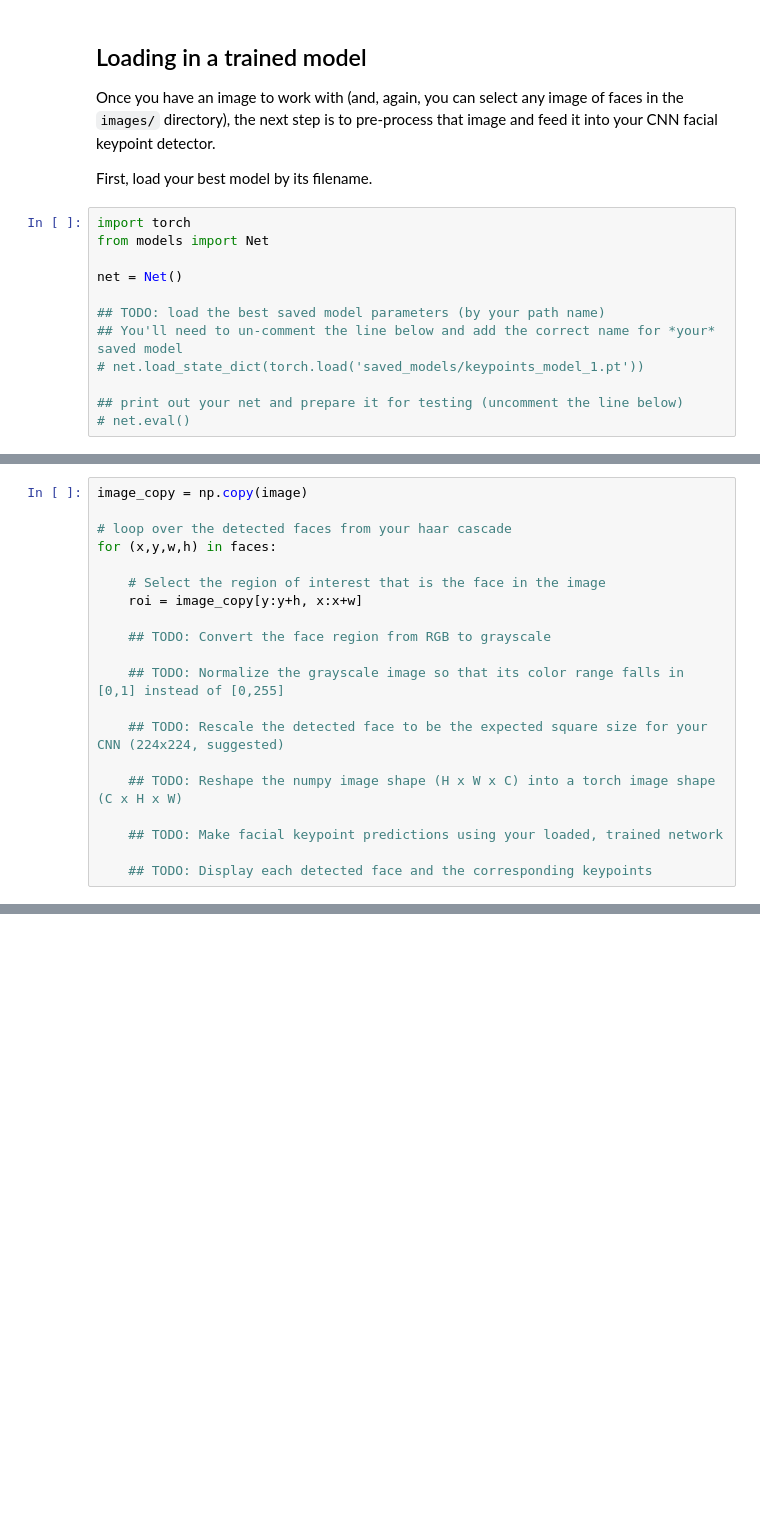
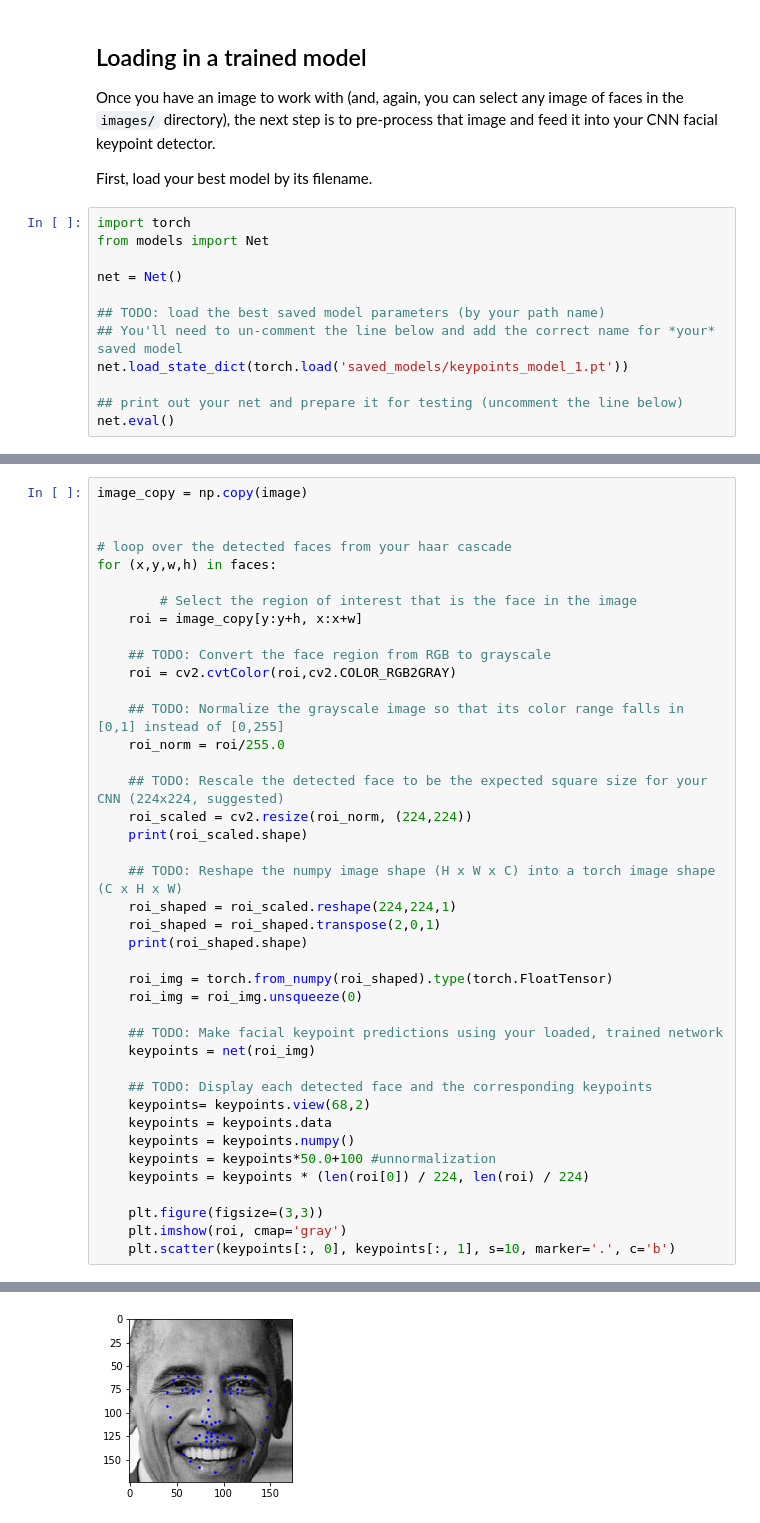
Before and after one commit to deb-vel/Facial-Keypoint-Detection, a Jupyter notebook: 3. Facial Keypoint Detection, Complete Pipeline.ipynb, the cells around one changed output, grey strips where cells are left out. Drawn from its saved outputs; the diff is of its cells as text; blank space fills up the shorter version.

```diff
--- a/3. Facial Keypoint Detection, Complete Pipeline.ipynb
+++ b/3. Facial Keypoint Detection, Complete Pipeline.ipynb
@@ -79,7 +82,7 @@ net = Net()
 
 ## TODO: load the best saved model parameters (by your path name)
 ## You'll need to un-comment the line below and add the correct name for *your* saved model
-# net.load_state_dict(torch.load('saved_models/keypoints_model_1.pt'))
+net.load_state_dict(torch.load('saved_models/keypoints_model_1.pt'))
 
 ## print out your net and prepare it for testing (uncomment the line below)
-# net.eval()
+net.eval()
@@ -108,21 +123,43 @@ After each face has been appropriately converted into an input Tensor for your n
 <img src='images/michelle_detected.png' width=30% height=30%/>
 # %%
 image_copy = np.copy(image)
+
 
 # loop over the detected faces from your haar cascade
 for (x,y,w,h) in faces:
 
-    # Select the region of interest that is the face in the image
+        # Select the region of interest that is the face in the image
     roi = image_copy[y:y+h, x:x+w]
 
     ## TODO: Convert the face region from RGB to grayscale
+    roi = cv2.cvtColor(roi,cv2.COLOR_RGB2GRAY)
 
     ## TODO: Normalize the grayscale image so that its color range falls in [0,1] instead of [0,255]
+    roi_norm = roi/255.0
 
     ## TODO: Rescale the detected face to be the expected square size for your CNN (224x224, suggested)
+    roi_scaled = cv2.resize(roi_norm, (224,224))
+    print(roi_scaled.shape)
 
     ## TODO: Reshape the numpy image shape (H x W x C) into a torch image shape (C x H x W)
+    roi_shaped = roi_scaled.reshape(224,224,1)
+    roi_shaped = roi_shaped.transpose(2,0,1)
+    print(roi_shaped.shape)
+
+    roi_img = torch.from_numpy(roi_shaped).type(torch.FloatTensor)
+    roi_img = roi_img.unsqueeze(0)
 
     ## TODO: Make facial keypoint predictions using your loaded, trained network
+    keypoints = net(roi_img)
 
     ## TODO: Display each detected face and the corresponding keypoints
+    keypoints= keypoints.view(68,2)
+    keypoints = keypoints.data
+    keypoints = keypoints.numpy()
+    keypoints = keypoints*50.0+100 #unnormalization
+    keypoints = keypoints * (len(roi[0]) / 224, len(roi) / 224)
+
+    plt.figure(figsize=(3,3))
+    plt.imshow(roi, cmap='gray')
+    plt.scatter(keypoints[:, 0], keypoints[:, 1], s=10, marker='.', c='b')
+# %% [output]
@@ -128,0 +170 @@ for (x,y,w,h) in faces:
+[figure, added]
```
Also changed, not shown: parts of 3 cells of this notebook.
